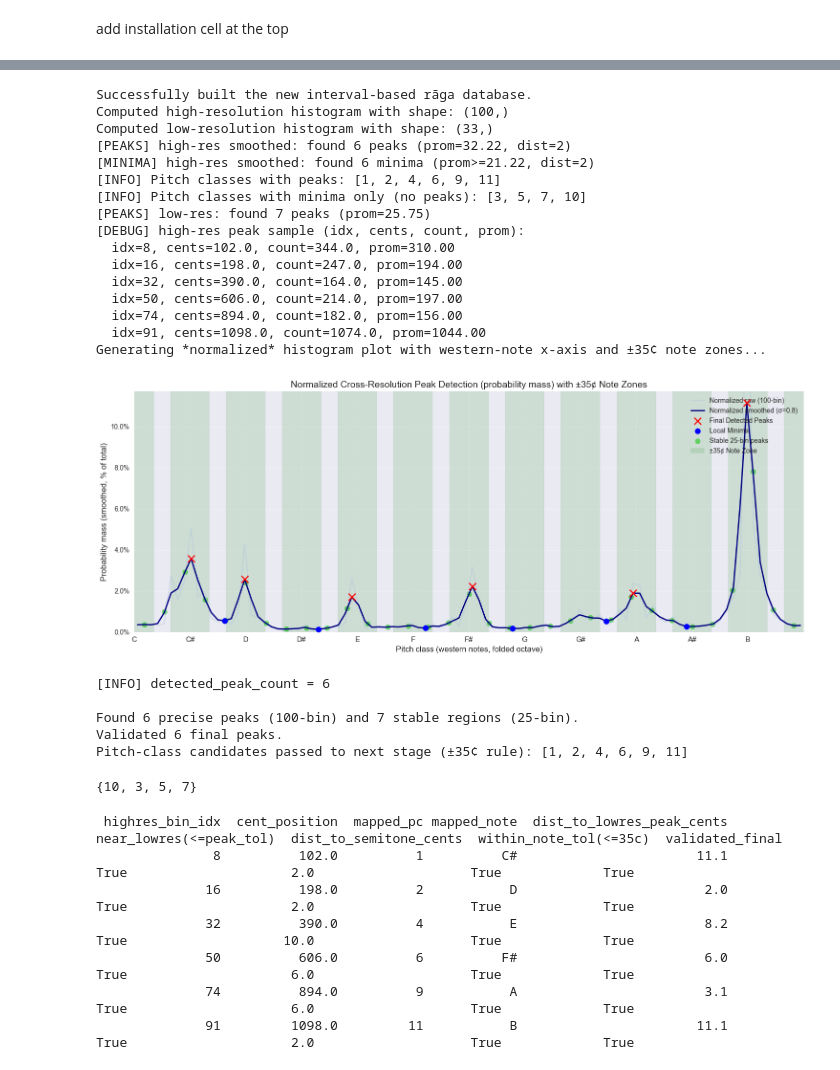
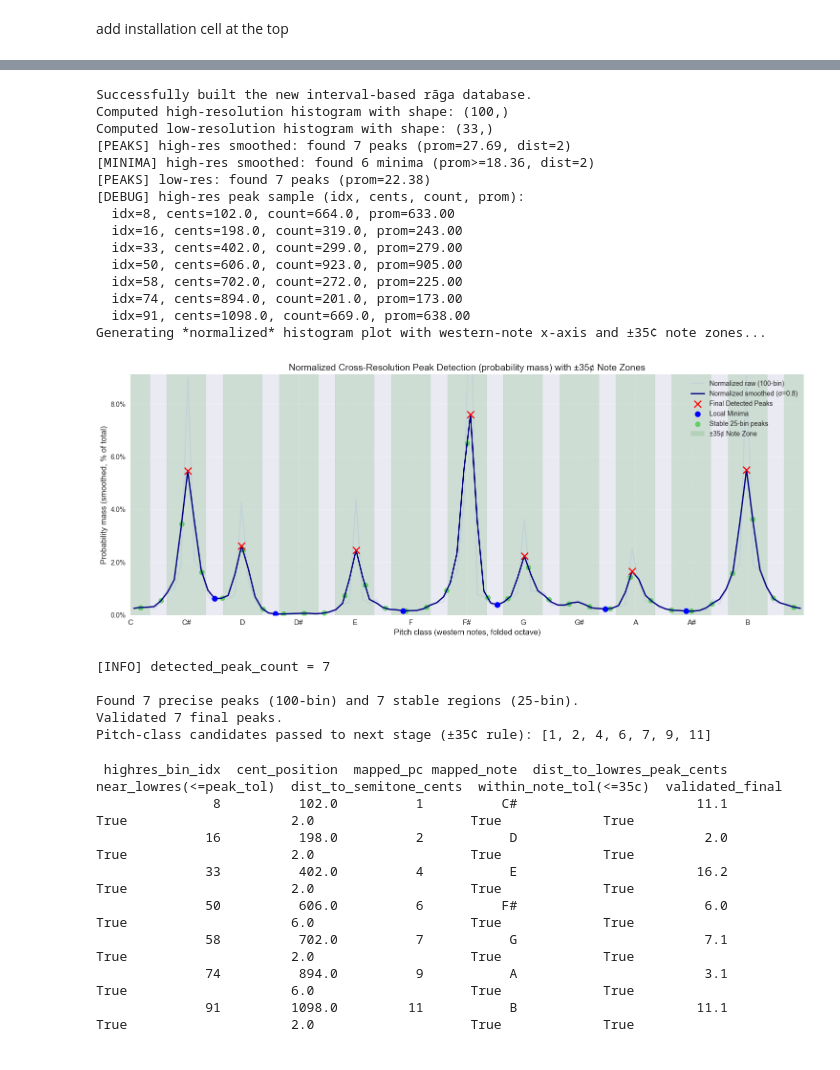
Before and after one commit to saumyamishra654/raga-detection, a Jupyter notebook: ssje_tweaked_wit_peaks.ipynb, the cells around one changed output, grey strips where cells are left out. Drawn from its saved outputs; the diff is of its cells as text; code cells hidden in the pictures.

```diff
--- a/ssje_tweaked_wit_peaks.ipynb
+++ b/ssje_tweaked_wit_peaks.ipynb
@@ -13,13 +20,7 @@ import numpy as np
 # %%
-import tensorflow as tf
-
-tf.config.threading.set_intra_op_parallelism_threads(
-    tf.config.threading.get_intra_op_parallelism_threads() or 0
-)
-tf.config.threading.set_inter_op_parallelism_threads(2)
 # inputs
 # audio_path = '/Users/saumyamishra/Desktop/intern/summer25/RagaDetection/RagaDataset/Hindustani/audio/Gaud Malhar/Gaud Malhar_9.mp3'
-audio_path = '/Users/saumyamishra/Desktop/intern/summer25/RagaDetection/audio/solost.mp3'
+audio_path = '/Users/saumyamishra/Desktop/intern/summer25/RagaDetection/audio/kaahenalaage.mp3'
 fusion = False  # whether song is fusion or pure classical
 output_dir = 'separated_stems'        # saved stems directory
 instrument_mode = 'autodetect'
@@ -458,32 +475,6 @@ smoothed_minima_100_indices, sm_min_proms = find_circular_minima_extended(
 smoothed_minima_cents = bin_centers_100[smoothed_minima_100_indices]
 print(f"[MINIMA] high-res smoothed: found {len(smoothed_minima_100_indices)} minima (prom>={min_prom:.2f}, dist={min_dist})")
 
-# Map detected peaks and minima to pitch classes (0-11)
-note_centers = np.arange(0, 1200, 100)
-tolerance_cents = 35
-
-# Which pitch classes have peaks?
-pc_with_peaks = set()
-for peak_cent in smoothed_peaks_cents:
-    diffs = np.abs((peak_cent - note_centers + 600) % 1200 - 600)
-    nearest_idx = np.argmin(diffs)
-    if diffs[nearest_idx] <= tolerance_cents:
-        pc_with_peaks.add(nearest_idx % 12)
-
-# Which pitch classes have minima?
-pc_with_minima = set()
-for min_cent in smoothed_minima_cents:
-    diffs = np.abs((min_cent - note_centers + 600) % 1200 - 600)
-    nearest_idx = np.argmin(diffs)
-    if diffs[nearest_idx] <= tolerance_cents:
-        pc_with_minima.add(nearest_idx % 12)
-
-# Critical: pitch classes with minima BUT NO peaks
-pc_minima_no_peaks = pc_with_minima - pc_with_peaks
-
-print(f"[INFO] Pitch classes with peaks: {sorted(pc_with_peaks)}")
-print(f"[INFO] Pitch classes with minima only (no peaks): {sorted(pc_minima_no_peaks)}")
-
 # low-res histogram (25 bins)
 bin_centers_25 = (bin_edges_25[:-1] + bin_edges_25[1:]) / 2.0
 prom_low = max(0, 0.01 * float(H_mel_25.max()))
@@ -569,59 +560,51 @@ handles, labels = ax.get_legend_handles_labels()
 by_label = dict(zip(labels, handles))
 plt.legend(by_label.values(), by_label.keys(), loc='upper right')
 plt.xlim(0, 1200)
-plt.ylim(0, max(smoothed_H_100_plot.max() * 1.05, 0.01))
+plt.ylim(0, max(smoothed_H_100_plot.max() * 1.2, 0.01))
 plt.tight_layout()
 plt.show()
 
 # part d: final output for downstream cell
 final_peak_cents = bin_centers_100[final_peak_indices_100]
 pc_cand = set()
 for cent_val in final_peak_cents:
     diffs = np.abs((cent_val - note_centers + 600) % 1200 - 600)
     nearest_idx = np.argmin(diffs)
     if diffs[nearest_idx] <= tolerance_cents:
         pc_cand.add(nearest_idx % 12)
 pc_cand = sorted(pc_cand)
 cent_to_pc = np.round(bin_centers_100 / 100).astype(int) % 12
 #pc_cand = sorted(list({cent_to_pc[i] for i in final_peak_indices_100}))
 if 'pc_cand' in globals():
     detected_peak_count = len(pc_cand)
 print(f"[INFO] detected_peak_count = {detected_peak_count}")
 print(f"\nFound {len(smoothed_peaks_cents)} precise peaks (100-bin) and {len(raw_peaks_cents)} stable regions (25-bin).")
 print(f"Validated {len(final_peak_indices_100)} final peaks.")
 print(f"Pitch-class candidates passed to next stage (±{tolerance_cents}¢ rule): {pc_cand}")
 detected_peak_count = len(pc_cand)
 # %% [output]
 Successfully built the new interval-based rāga database.
 Computed high-resolution histogram with shape: (100,)
 Computed low-resolution histogram with shape: (33,)
-[PEAKS] high-res smoothed: found 6 peaks (prom=32.22, dist=2)
-[MINIMA] high-res smoothed: found 6 minima (prom>=21.22, dist=2)
-[INFO] Pitch classes with peaks: [1, 2, 4, 6, 9, 11]
-[INFO] Pitch classes with minima only (no peaks): [3, 5, 7, 10]
-[PEAKS] low-res: found 7 peaks (prom=25.75)
+[PEAKS] high-res smoothed: found 7 peaks (prom=27.69, dist=2)
+[MINIMA] high-res smoothed: found 6 minima (prom>=18.36, dist=2)
+[PEAKS] low-res: found 7 peaks (prom=22.38)
 [DEBUG] high-res peak sample (idx, cents, count, prom):
-  idx=8, cents=102.0, count=344.0, prom=310.00
-  idx=16, cents=198.0, count=247.0, prom=194.00
-  idx=32, cents=390.0, count=164.0, prom=145.00
-  idx=50, cents=606.0, count=214.0, prom=197.00
-  idx=74, cents=894.0, count=182.0, prom=156.00
-  idx=91, cents=1098.0, count=1074.0, prom=1044.00
+  idx=8, cents=102.0, count=664.0, prom=633.00
+  idx=16, cents=198.0, count=319.0, prom=243.00
+  idx=33, cents=402.0, count=299.0, prom=279.00
+  idx=50, cents=606.0, count=923.0, prom=905.00
+  idx=58, cents=702.0, count=272.0, prom=225.00
+  idx=74, cents=894.0, count=201.0, prom=173.00
+  idx=91, cents=1098.0, count=669.0, prom=638.00
 Generating *normalized* histogram plot with western-note x-axis and ±35¢ note zones...
-[figure, old version]
+[figure, new version]
-[INFO] detected_peak_count = 6
+[INFO] detected_peak_count = 7
 
-Found 6 precise peaks (100-bin) and 7 stable regions (25-bin).
-Validated 6 final peaks.
-Pitch-class candidates passed to next stage (±35¢ rule): [1, 2, 4, 6, 9, 11]
+Found 7 precise peaks (100-bin) and 7 stable regions (25-bin).
+Validated 7 final peaks.
+Pitch-class candidates passed to next stage (±35¢ rule): [1, 2, 4, 6, 7, 9, 11]
-# %%
-print(pc_minima_no_peaks)
-# %% [output]
-{10, 3, 5, 7}
 # %%
-import pandas as pd
-import numpy as np
-
 # sanity checks
 required = ['smoothed_peaks_100_indices','smoothed_peaks_cents','raw_peaks_cents',
             'final_peak_indices_100','bin_centers_100','tolerance_cents','peak_tolerance_cents']
@@ -667,8 +650,9 @@ print(df_peaks.to_string(index=False))
  highres_bin_idx  cent_position  mapped_pc mapped_note  dist_to_lowres_peak_cents  near_lowres(<=peak_tol)  dist_to_semitone_cents  within_note_tol(<=35c)  validated_final
                8          102.0          1          C#                       11.1                     True                     2.0                    True             True
               16          198.0          2           D                        2.0                     True                     2.0                    True             True
-              32          390.0          4           E                        8.2                     True                    10.0                    True             True
+              33          402.0          4           E                       16.2                     True                     2.0                    True             True
               50          606.0          6          F#                        6.0                     True                     6.0                    True             True
+              58          702.0          7           G                        7.1                     True                     2.0                    True             True
               74          894.0          9           A                        3.1                     True                     6.0                    True             True
               91         1098.0         11           B                       11.1                     True                     2.0                    True             True
 # %%
```
Also changed, not shown: parts of 7 cells of this notebook.
